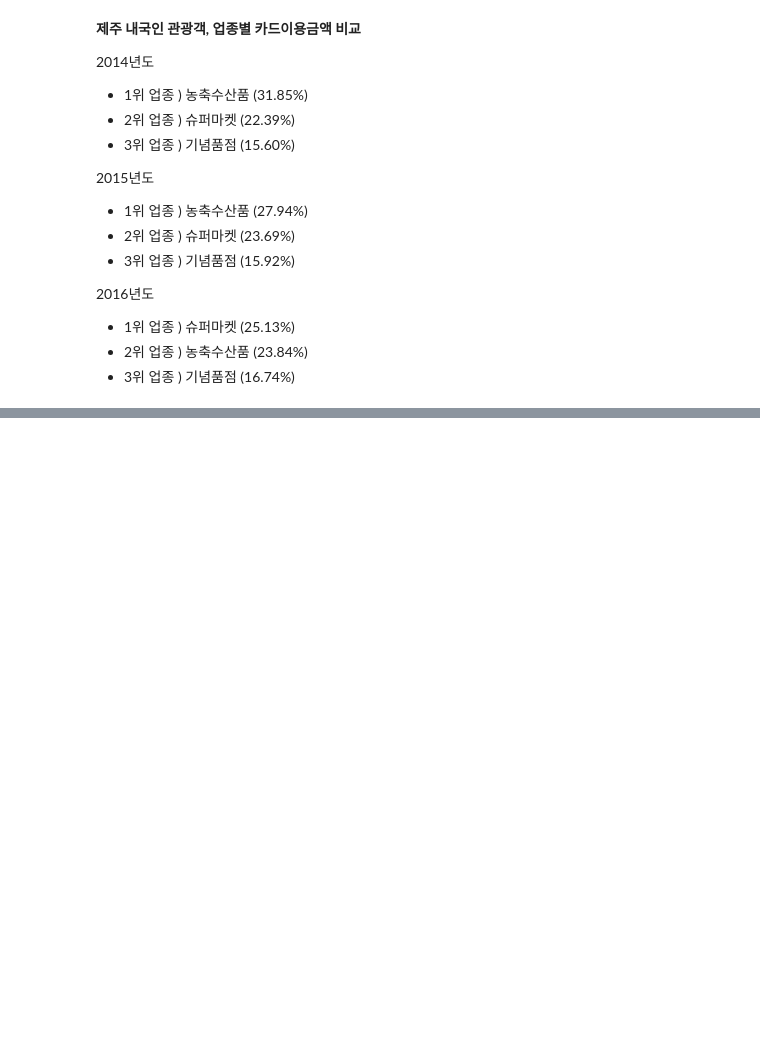
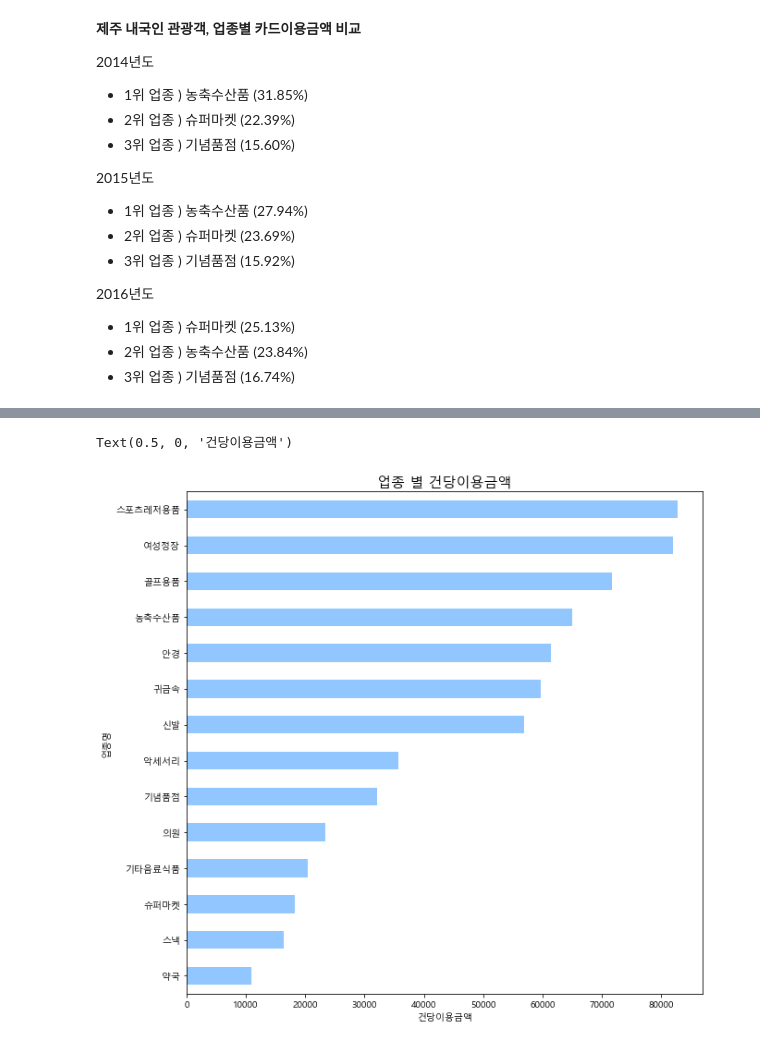
Before and after one commit to HayeonKimm/Tourist_Consumption_Analysis, a Jupyter notebook: code/2_analysis/BC카드 데이터 시각화_조아진.ipynb, the cells around one changed output, grey strips where cells are left out. Saved outputs shown, nothing was run; the diff lists cells and outputs as text; code cells hidden in the pictures; blank space fills up the shorter version.

```diff
--- a/code/2_analysis/BC카드 데이터 시각화_조아진.ipynb
+++ b/code/2_analysis/BC카드 데이터 시각화_조아진.ipynb
@@ -285,0 +363,3 @@ plt.show()
+# %%
+df_kind_meanmoney_m=df.groupby(['업종명'])['건당이용금액'].mean()
+df_kind_meanmoney_m
@@ -285,0 +383,3 @@ plt.show()
+# %%
+df_kind_meanmoney_m=df_kind_meanmoney_m.sort_values(ascending=False)
+df_kind_meanmoney_m
@@ -285,0 +403,8 @@ plt.show()
+# %%
+plt.figure(figsize=(10, 10))
+df_kind_meanmoney_m.sort_values(ascending=True).plot(kind='barh', label='asc')
+plt.title('업종 별 건당이용금액', fontsize=15)
+plt.xlabel('건당이용금액', fontsize=10)
+# %% [output]
+Text(0.5, 0, '건당이용금액')
+[figure, added]
```
Also changed, not shown: parts of 8 cells of this notebook.
